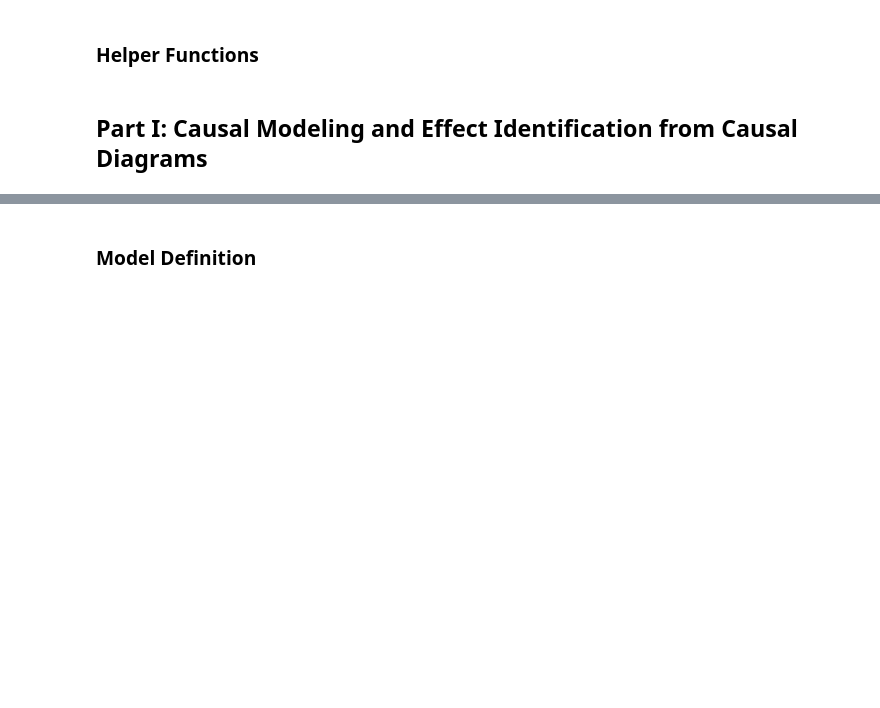
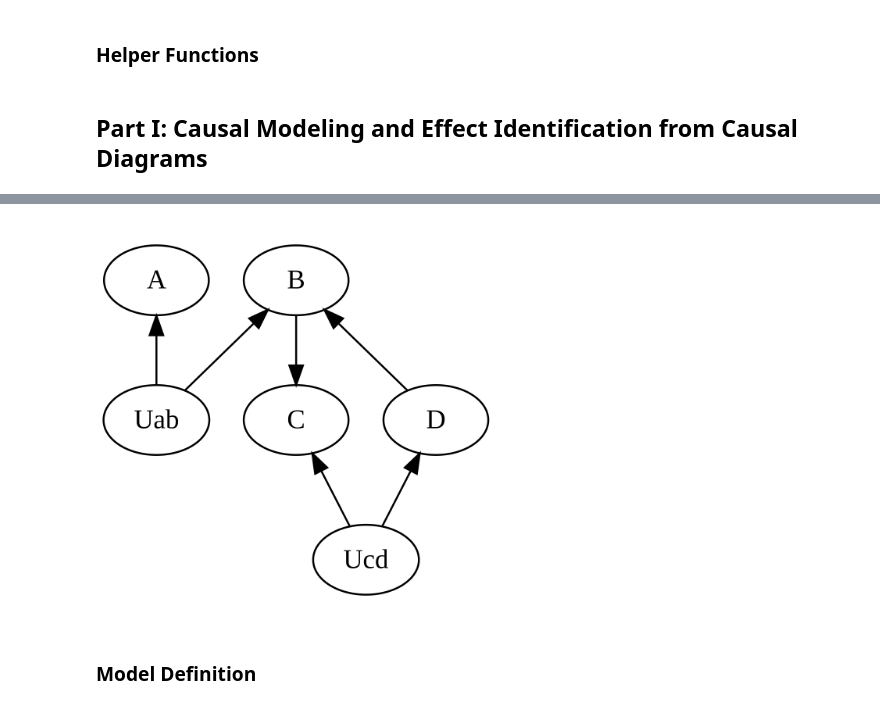
Before and after one commit to adele/Causality-Tutorial, a Jupyter notebook: TACsy PhD School 2025 - Leipzig/CausalityTutorial.ipynb, the cells around one changed output, grey strips where cells are left out. Drawn from its saved outputs; the diff is of its cells as text; code cells hidden in the pictures; blank space fills up the shorter version.

```diff
--- a/TACsy PhD School 2025 - Leipzig/CausalityTutorial.ipynb
+++ b/TACsy PhD School 2025 - Leipzig/CausalityTutorial.ipynb
@@ -411,0 +457,5 @@ dagitty2amat <- function(adagg, type="mag") {
+# %%
+from IPython.display import Image
+Image('tmp/trueDAG.png', width=400, height=400)
+# %% [output]
+[figure, added]
```
Also changed, not shown: parts of 9 cells of this notebook.
